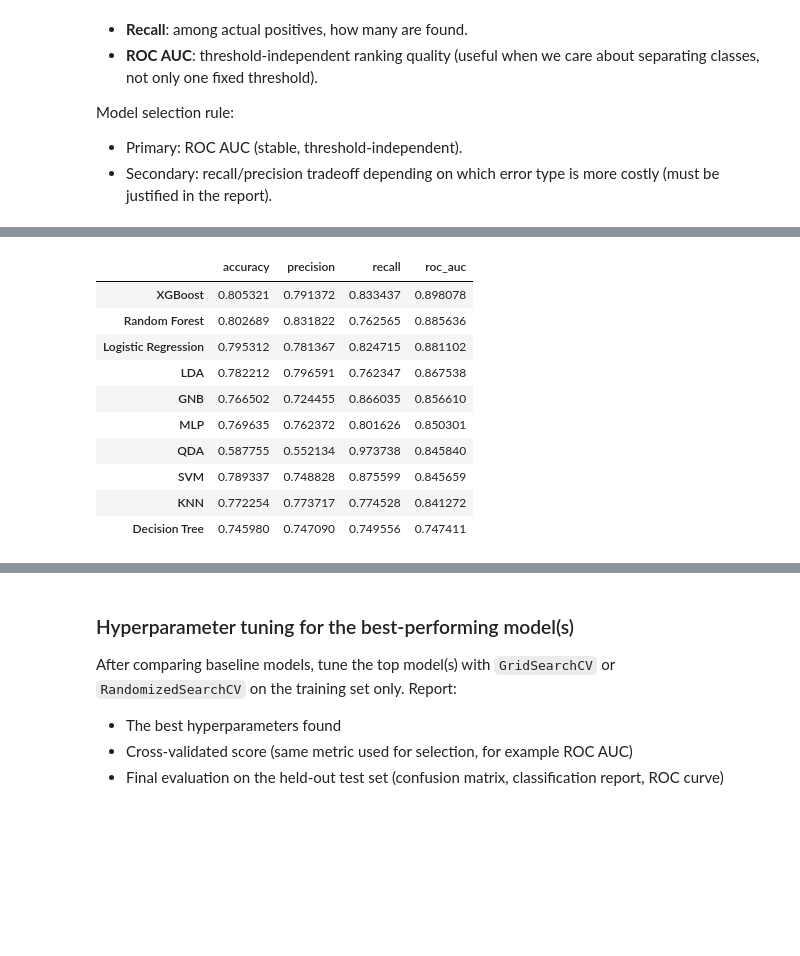
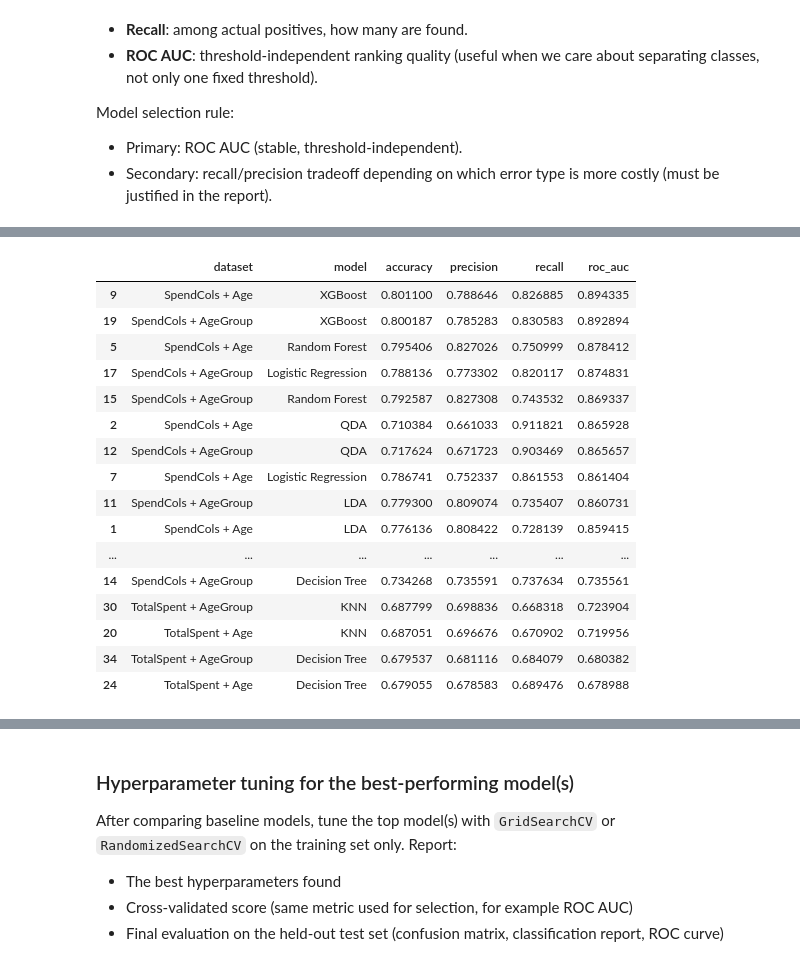
Before and after one commit to YarinArava/SpaceShipTitanic_FinalProject, a Jupyter notebook: Spaceship_Titanic_corrected.ipynb, the cells around one changed output, grey strips where cells are left out. Saved outputs shown, nothing was run; the diff lists cells and outputs as text; code cells hidden in the pictures; blank space fills up the shorter version.

Commit message:
working models and splitted to datasets, only need to test hyperparam

```diff
--- a/Spaceship_Titanic_corrected.ipynb
+++ b/Spaceship_Titanic_corrected.ipynb
@@ -1709,10 +1737,3 @@ We used an 80/20 train-test split to ensure sufficient training data while keepi
-# %%
-# split data into features and labels
-X = df.drop(['Transported'], axis=1)
-y = df['Transported']
-
-X_train, X_test, y_train, y_test = train_test_split(
-    X, y, test_size=0.2, random_state=0, stratify=y)
 # %% [markdown]
 **Classifiers Imports**
 # %%
@@ -1757,23 +1778,29 @@ Model selection rule:
 - Primary: ROC AUC (stable, threshold-independent).
 - Secondary: recall/precision tradeoff depending on which error type is more costly (must be justified in the report).
 # %%
-cv = RepeatedStratifiedKFold(n_splits=5, n_repeats=20)
+cv = RepeatedStratifiedKFold(n_splits=5, n_repeats=20, random_state=0)
 scoring = ['accuracy', 'precision', 'recall', 'roc_auc']
 
-cv_results = {}
+rows = []
 
-for name, model in models.items():
+for ds_name, Xtr in datasets_train.items():
+    print(f"Evaluating models on dataset: {ds_name}")
 
-    scores = cross_validate(
-        model,
-        X_train,
-        y_train,
-        cv=cv,
-        scoring=scoring,
-        n_jobs=-1
-    )
+    for model_name, model in models.items():
+        scores = cross_validate(
+            model,
+            Xtr,
+            y_train,
+            cv=cv,
+            scoring=scoring,
+            n_jobs=-1
+        )
 
-    cv_results[name] = {
-        metric: scores[f'test_{metric}'].mean()
-        for metric in scoring
-    }
+        rows.append({
+            "dataset": ds_name,
+            "model": model_name,
+            **{metric: scores[f"test_{metric}"].mean() for metric in scoring}
+        })
+
+results_df = pd.DataFrame(rows)
+results_df
@@ -1780,15 +1829,21 @@ for name, model in models.items():
 # %%
-results_df = pd.DataFrame(cv_results).T
+
 results_df.sort_values('roc_auc', ascending=False)
 # %% [output]
-|  | accuracy | precision | recall | roc_auc |
-| XGBoost | 0.805321 | 0.791372 | 0.833437 | 0.898078 |
-| Random Forest | 0.802689 | 0.831822 | 0.762565 | 0.885636 |
-| Logistic Regression | 0.795312 | 0.781367 | 0.824715 | 0.881102 |
-| LDA | 0.782212 | 0.796591 | 0.762347 | 0.867538 |
-| GNB | 0.766502 | 0.724455 | 0.866035 | 0.856610 |
-| MLP | 0.769635 | 0.762372 | 0.801626 | 0.850301 |
-| QDA | 0.587755 | 0.552134 | 0.973738 | 0.845840 |
-| SVM | 0.789337 | 0.748828 | 0.875599 | 0.845659 |
-| KNN | 0.772254 | 0.773717 | 0.774528 | 0.841272 |
-| Decision Tree | 0.745980 | 0.747090 | 0.749556 | 0.747411 |
+|  | dataset | model | accuracy | precision | recall | roc_auc |
+| 9 | SpendCols + Age | XGBoost | 0.801100 | 0.788646 | 0.826885 | 0.894335 |
+| 19 | SpendCols + AgeGroup | XGBoost | 0.800187 | 0.785283 | 0.830583 | 0.892894 |
+| 5 | SpendCols + Age | Random Forest | 0.795406 | 0.827026 | 0.750999 | 0.878412 |
+| 17 | SpendCols + AgeGroup | Logistic Regression | 0.788136 | 0.773302 | 0.820117 | 0.874831 |
+| 15 | SpendCols + AgeGroup | Random Forest | 0.792587 | 0.827308 | 0.743532 | 0.869337 |
+| 2 | SpendCols + Age | QDA | 0.710384 | 0.661033 | 0.911821 | 0.865928 |
+| 12 | SpendCols + AgeGroup | QDA | 0.717624 | 0.671723 | 0.903469 | 0.865657 |
+| 7 | SpendCols + Age | Logistic Regression | 0.786741 | 0.752337 | 0.861553 | 0.861404 |
+| 11 | SpendCols + AgeGroup | LDA | 0.779300 | 0.809074 | 0.735407 | 0.860731 |
+| 1 | SpendCols + Age | LDA | 0.776136 | 0.808422 | 0.728139 | 0.859415 |
+| ... | ... | ... | ... | ... | ... | ... |
+| 14 | SpendCols + AgeGroup | Decision Tree | 0.734268 | 0.735591 | 0.737634 | 0.735561 |
+| 30 | TotalSpent + AgeGroup | KNN | 0.687799 | 0.698836 | 0.668318 | 0.723904 |
+| 20 | TotalSpent + Age | KNN | 0.687051 | 0.696676 | 0.670902 | 0.719956 |
+| 34 | TotalSpent + AgeGroup | Decision Tree | 0.679537 | 0.681116 | 0.684079 | 0.680382 |
+| 24 | TotalSpent + Age | Decision Tree | 0.679055 | 0.678583 | 0.689476 | 0.678988 |
```
Also changed, not shown: parts of 16 cells of this notebook.
